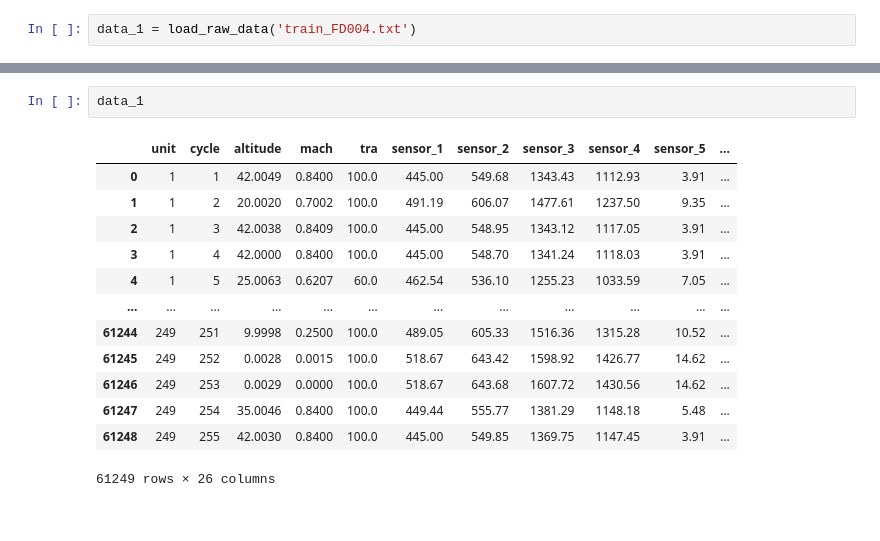
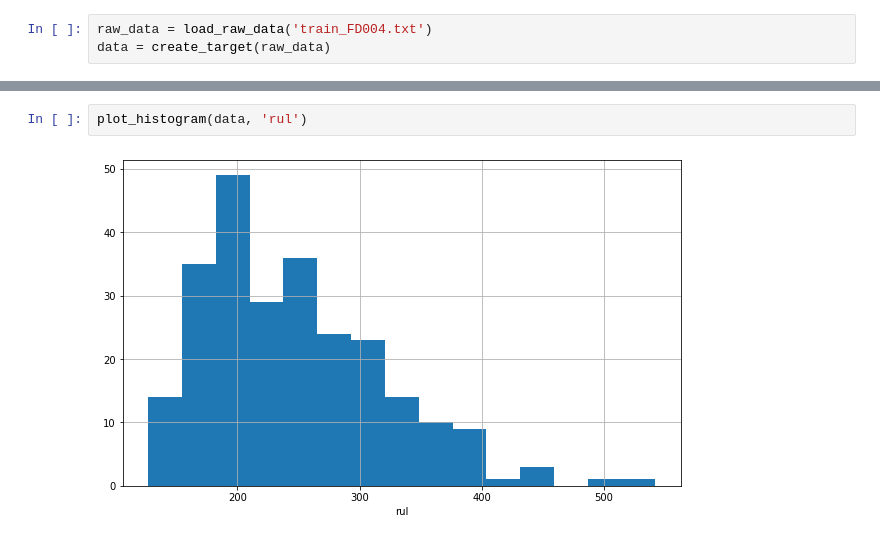
Before and after one commit to TomislavZupanovic/AWSBlackBelt-Capstone, a Jupyter notebook: EDA_notebooks/initial_phase.ipynb, the cells around one changed output, grey strips where cells are left out. Cells and saved outputs as stored; diff of their text form.

Commit message:
Added plots

```diff
--- a/EDA_notebooks/initial_phase.ipynb
+++ b/EDA_notebooks/initial_phase.ipynb
@@ -21,3 +78,4 @@ def load_raw_data(txt_filename: str) -> pd.DataFrame:
 # %%
-data_1 = load_raw_data('train_FD004.txt')
+raw_data = load_raw_data('train_FD004.txt')
+data = create_target(raw_data)
 # %%
@@ -43,16 +83,4 @@ data_1.describe().transpose()
-# %%
-data_1
-# %% [output]
-|  | unit | cycle | altitude | mach | tra | sensor_1 | sensor_2 | sensor_3 | sensor_4 | sensor_5 | ... |
-| 0 | 1 | 1 | 42.0049 | 0.8400 | 100.0 | 445.00 | 549.68 | 1343.43 | 1112.93 | 3.91 | ... |
-| 1 | 1 | 2 | 20.0020 | 0.7002 | 100.0 | 491.19 | 606.07 | 1477.61 | 1237.50 | 9.35 | ... |
-| 2 | 1 | 3 | 42.0038 | 0.8409 | 100.0 | 445.00 | 548.95 | 1343.12 | 1117.05 | 3.91 | ... |
-| 3 | 1 | 4 | 42.0000 | 0.8400 | 100.0 | 445.00 | 548.70 | 1341.24 | 1118.03 | 3.91 | ... |
-| 4 | 1 | 5 | 25.0063 | 0.6207 | 60.0 | 462.54 | 536.10 | 1255.23 | 1033.59 | 7.05 | ... |
-| ... | ... | ... | ... | ... | ... | ... | ... | ... | ... | ... | ... |
-| 61244 | 249 | 251 | 9.9998 | 0.2500 | 100.0 | 489.05 | 605.33 | 1516.36 | 1315.28 | 10.52 | ... |
-| 61245 | 249 | 252 | 0.0028 | 0.0015 | 100.0 | 518.67 | 643.42 | 1598.92 | 1426.77 | 14.62 | ... |
-| 61246 | 249 | 253 | 0.0029 | 0.0000 | 100.0 | 518.67 | 643.68 | 1607.72 | 1430.56 | 14.62 | ... |
-| 61247 | 249 | 254 | 35.0046 | 0.8400 | 100.0 | 449.44 | 555.77 | 1381.29 | 1148.18 | 5.48 | ... |
-| 61248 | 249 | 255 | 42.0030 | 0.8400 | 100.0 | 445.00 | 549.85 | 1369.75 | 1147.45 | 3.91 | ... |
-61249 rows × 26 columns
+# %%
+plot_histogram(data, 'rul')
+# %% [output]
+[figure, added]
```
Also changed, not shown: parts of 6 cells of this notebook.
